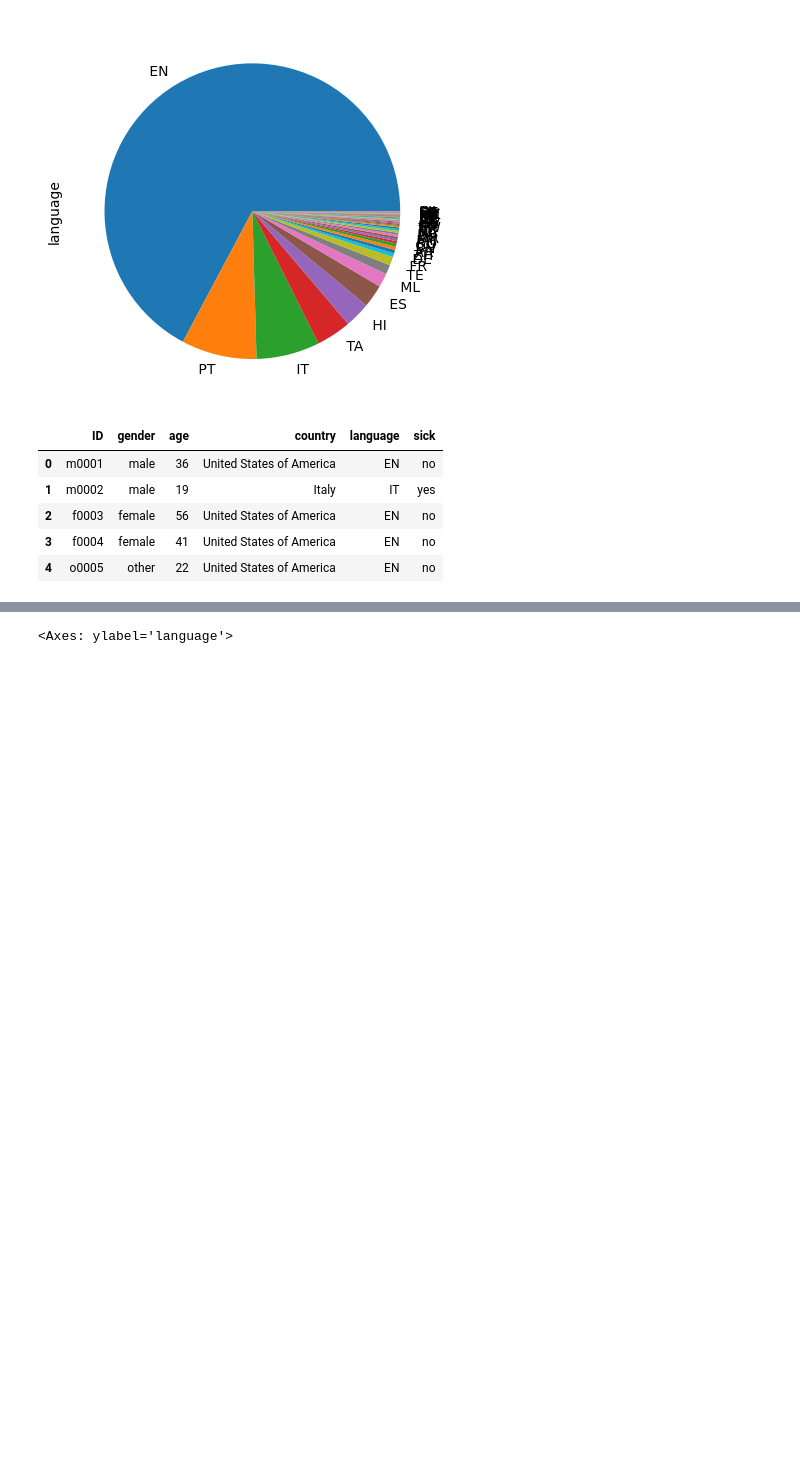
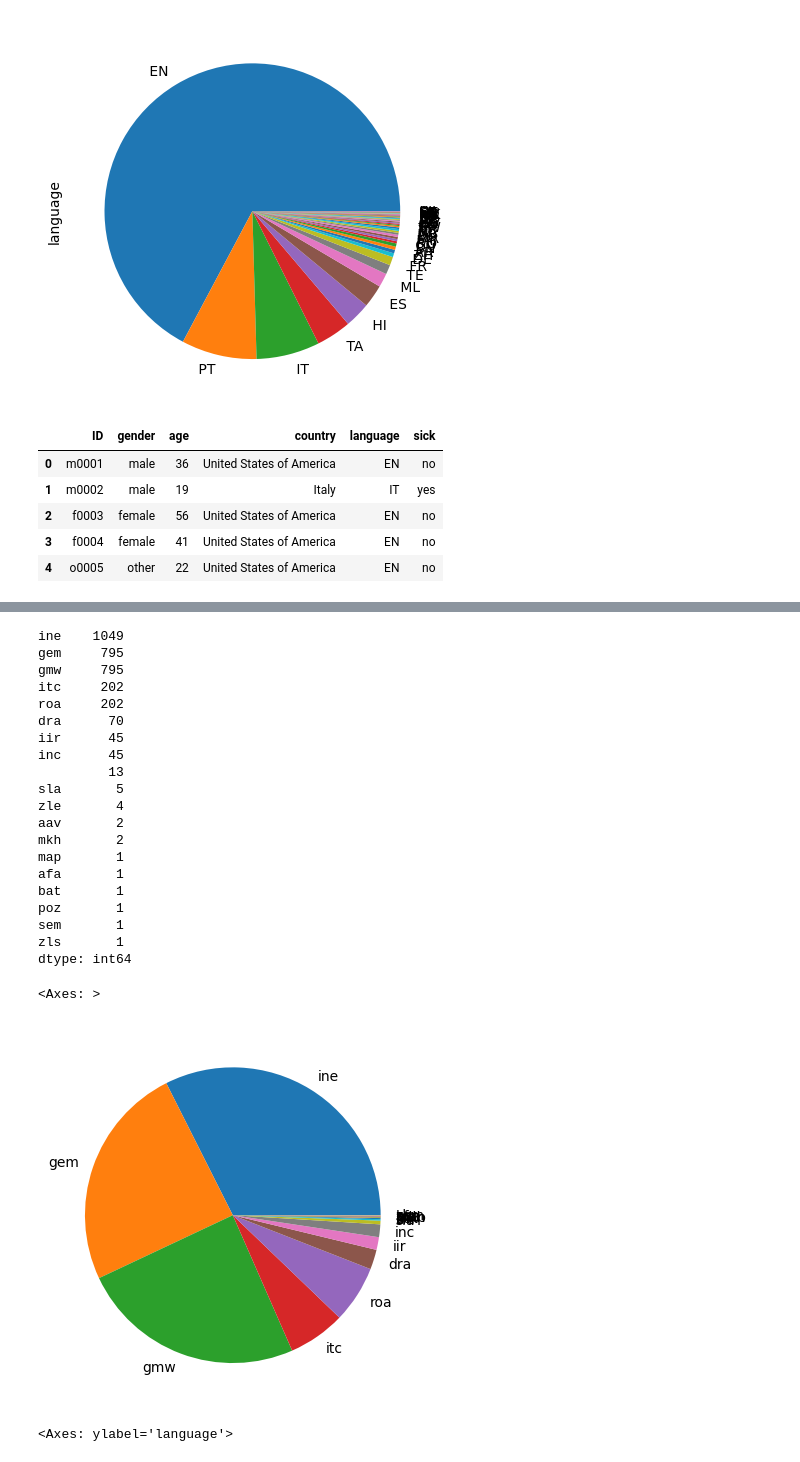
Before and after one commit to Knerten0815/GeoCougher, a Jupyter notebook: data_sneeze_exploration.ipynb, the cells around one changed output, grey strips where cells are left out. Saved outputs shown, nothing was run; the diff lists cells and outputs as text; code cells hidden in the pictures; blank space fills up the shorter version.

Commit message:
Added plots for language families.

```diff
--- a/data_sneeze_exploration.ipynb
+++ b/data_sneeze_exploration.ipynb
@@ -30,0 +49,18 @@ data.head()
+# %%
+# Create an empty dataframe to store the flipped data
+iso_mapping_df = pd.DataFrame(columns=["iso639_5", "iso639_3"])
+
+# Iterate over each row in the original dataframe
+for index, row in iso_mapping_tsv.iterrows():
+    # Check if the third column contains NaN (empty value)
+    if pd.isna(row[2]):
+        continue  # Skip this row if it's empty
+    # Split the languages in the third column
+    languages = row[2].split()
+    # Create a temporary dataframe for the flipped data
+    temp_df = pd.DataFrame({"iso639_5": row[0], "iso639_3": languages})
+    # Concatenate the temporary dataframe with the flipped dataframe
+    iso_mapping_df = pd.concat([iso_mapping_df, temp_df], ignore_index=True)
+
+# Display the flipped dataframe
+iso_mapping_df.head()
@@ -30,0 +76,6 @@ data.head()
+# %%
+import languagecodes
+
+# add iso639_3 column to the data
+data['iso639_3'] = data['language'].apply(languagecodes.iso_639_alpha3)
+data.head()
@@ -30,0 +89,15 @@ data.head()
+# %%
+# add language families in iso639_5 column to the data
+for index, row in data.iterrows():                               # Iterate over each row in the data
+    if pd.isna(row['iso639_3']):                                 # Skip if the iso639_3 column is empty
+        continue
+
+    mask = iso_mapping_df['iso639_3'] == row['iso639_3']        # Mask to find the corresponding rows in the iso_mapping_df
+    language_families = iso_mapping_df[mask]['iso639_5'].values # split the content of the iso639_5 column into an array of stings
+    data.at[index, 'iso639_5'] = ", ".join(language_families)
+
+# split the iso639_5 column into three columns, for easaier handling
+family_columns = data.iso639_5.str.split(", ", expand=True)
+family_columns.columns = ["family1", "family2", "family3"]
+data = pd.concat([data, family_columns], axis=1)
+data.head()
@@ -50,4 +156,31 @@ sneeze_data.language.value_counts().plot(kind='pie')
 [figure]
+# %%
+sneeze_family_counts = pd.concat([sneeze_data['family1'], sneeze_data['family2'], sneeze_data['family3']]).value_counts()
+print(sneeze_family_counts)
+sneeze_family_counts.plot(kind='pie')
+# %% [output]
+ine    1049
+gem     795
+gmw     795
+itc     202
+roa     202
+dra      70
+iir      45
+inc      45
+         13
+sla       5
+zle       4
+aav       2
+mkh       2
+map       1
+afa       1
+bat       1
+poz       1
+sem       1
+zls       1
+dtype: int64
+<Axes: >
+[figure, added]
 # %%
 laughter_data = get_dataframe_from_class_label(vocalsound_directory, "laughter")
 laughter_data.language.value_counts().plot(kind='pie')
```
Also changed, not shown: parts of 12 cells of this notebook, 1 other file.
